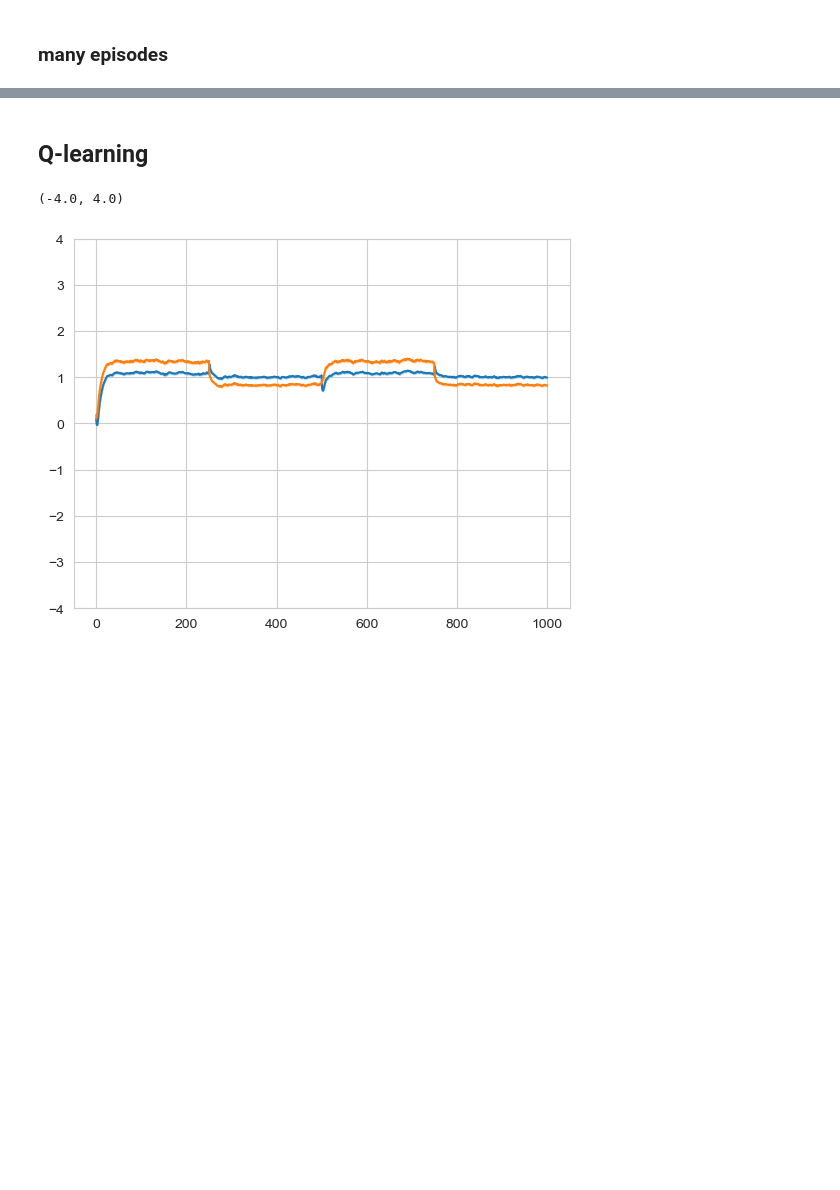
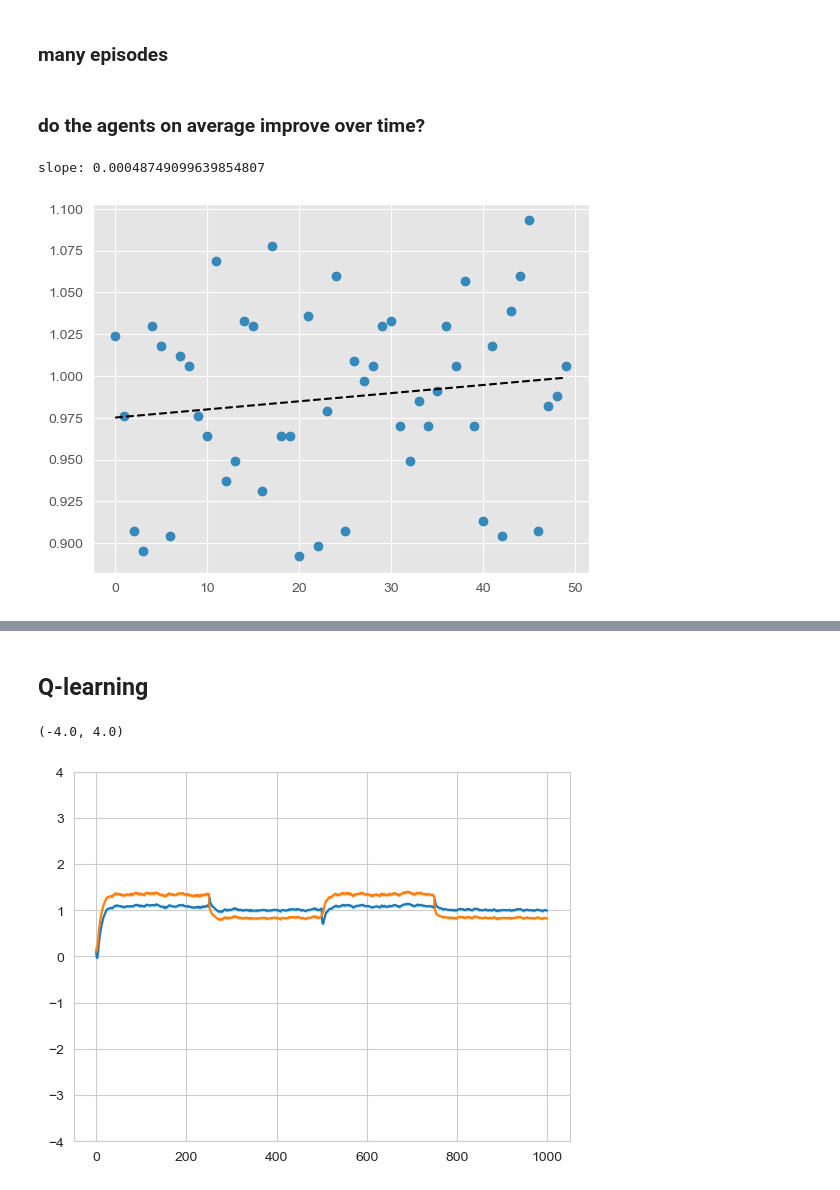
Before and after one commit to marek1n/rl-sim, a Jupyter notebook: RLsim.ipynb, the cells around one changed output, grey strips where cells are left out. Cells and saved outputs as stored; diff of their text form; code cells hidden in the pictures; blank space fills up the shorter version.

```diff
--- a/RLsim.ipynb
+++ b/RLsim.ipynb
@@ -122,3 +120,5 @@ for episode in range(EPISODES):
 # np.save("returns.npy", returns)
 # np.save("mean_rewards.npy", mean_rewards)
 # np.save("optimal_choices.npy", optimal_choices)
+# %% [markdown]
+### do the agents on average improve over time?
@@ -125 +127,15 @@ for episode in range(EPISODES):
+# %%
+x = np.arange(RUN_LENGTH)
+y = np.mean(returns, axis=0)
+plt.scatter(x, y)
+# plt.xlim()
+
+coef = np.polyfit(x,y,1)
+poly1d_fn = np.poly1d(coef)
+
+plt.plot(x,y, 'C1o', x, poly1d_fn(x), '--k')
+print(f"slope: {coef[0]}")
+# %% [output]
+slope: 0.00048749099639854807
+[figure, added]
 # %%
```
Also changed, not shown: parts of 8 cells of this notebook.
